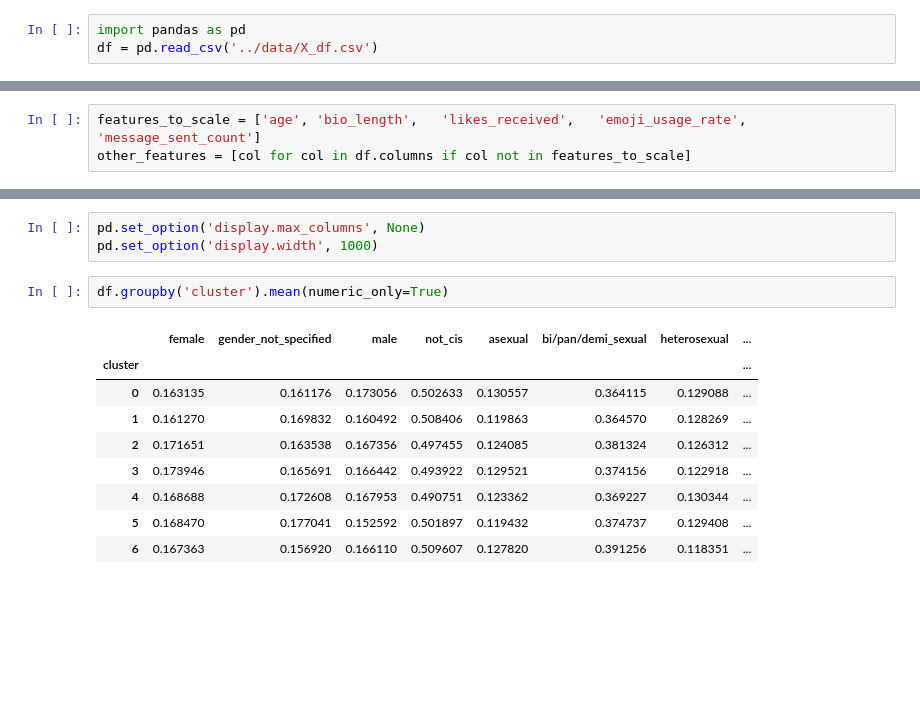
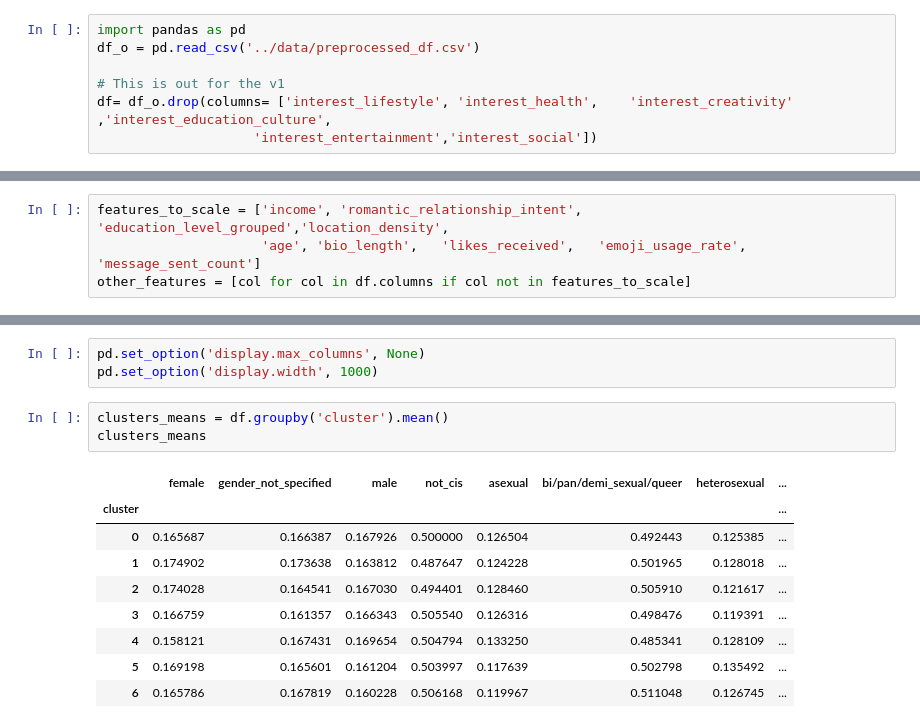
Before and after one commit to viiccavalcante/matches-recommendation, a Jupyter notebook: notebooks/baseline.ipynb, the cells around one changed output, grey strips where cells are left out. Cells and saved outputs as stored; diff of their text form; blank space fills up the shorter version.

```diff
--- a/notebooks/baseline.ipynb
+++ b/notebooks/baseline.ipynb
@@ -1,3 +1,7 @@
 # %%
 import pandas as pd
-df = pd.read_csv('../data/X_df.csv')
+df_o = pd.read_csv('../data/preprocessed_df.csv')
+
+# This is out for the v1
+df= df_o.drop(columns= ['interest_lifestyle', 'interest_health', 	'interest_creativity'	,'interest_education_culture',
+                    'interest_entertainment','interest_social'])
@@ -4,5 +15,6 @@ df = pd.read_csv('../data/X_df.csv')
 # %%
-features_to_scale = ['age',	'bio_length',	'likes_received',	'emoji_usage_rate',	'message_sent_count']
+features_to_scale = ['income', 'romantic_relationship_intent', 'education_level_grouped','location_density',
+                     'age', 'bio_length',	'likes_received',	'emoji_usage_rate',	'message_sent_count']
 other_features = [col for col in df.columns if col not in features_to_scale]
 # %%
 from sklearn.preprocessing import StandardScaler
@@ -74,14 +70,15 @@ Analysing the clusters grouping
 pd.set_option('display.max_columns', None)
 pd.set_option('display.width', 1000)
 # %%
-df.groupby('cluster').mean(numeric_only=True)
+clusters_means = df.groupby('cluster').mean()
+clusters_means
 # %% [output]
-|  | female | gender_not_specified | male | not_cis | asexual | bi/pan/demi_sexual | heterosexual | ... |
+|  | female | gender_not_specified | male | not_cis | asexual | bi/pan/demi_sexual/queer | heterosexual | ... |
 | cluster |  |  |  |  |  |  |  | ... |
-| 0 | 0.163135 | 0.161176 | 0.173056 | 0.502633 | 0.130557 | 0.364115 | 0.129088 | ... |
-| 1 | 0.161270 | 0.169832 | 0.160492 | 0.508406 | 0.119863 | 0.364570 | 0.128269 | ... |
-| 2 | 0.171651 | 0.163538 | 0.167356 | 0.497455 | 0.124085 | 0.381324 | 0.126312 | ... |
-| 3 | 0.173946 | 0.165691 | 0.166442 | 0.493922 | 0.129521 | 0.374156 | 0.122918 | ... |
-| 4 | 0.168688 | 0.172608 | 0.167953 | 0.490751 | 0.123362 | 0.369227 | 0.130344 | ... |
-| 5 | 0.168470 | 0.177041 | 0.152592 | 0.501897 | 0.119432 | 0.374737 | 0.129408 | ... |
-| 6 | 0.167363 | 0.156920 | 0.166110 | 0.509607 | 0.127820 | 0.391256 | 0.118351 | ... |
+| 0 | 0.165687 | 0.166387 | 0.167926 | 0.500000 | 0.126504 | 0.492443 | 0.125385 | ... |
+| 1 | 0.174902 | 0.173638 | 0.163812 | 0.487647 | 0.124228 | 0.501965 | 0.128018 | ... |
+| 2 | 0.174028 | 0.164541 | 0.167030 | 0.494401 | 0.128460 | 0.505910 | 0.121617 | ... |
+| 3 | 0.166759 | 0.161357 | 0.166343 | 0.505540 | 0.126316 | 0.498476 | 0.119391 | ... |
+| 4 | 0.158121 | 0.167431 | 0.169654 | 0.504794 | 0.133250 | 0.485341 | 0.128109 | ... |
+| 5 | 0.169198 | 0.165601 | 0.161204 | 0.503997 | 0.117639 | 0.502798 | 0.135492 | ... |
+| 6 | 0.165786 | 0.167819 | 0.160228 | 0.506168 | 0.119967 | 0.511048 | 0.126745 | ... |
```
Also changed, not shown: parts of 5 cells of this notebook, 4 other files.
